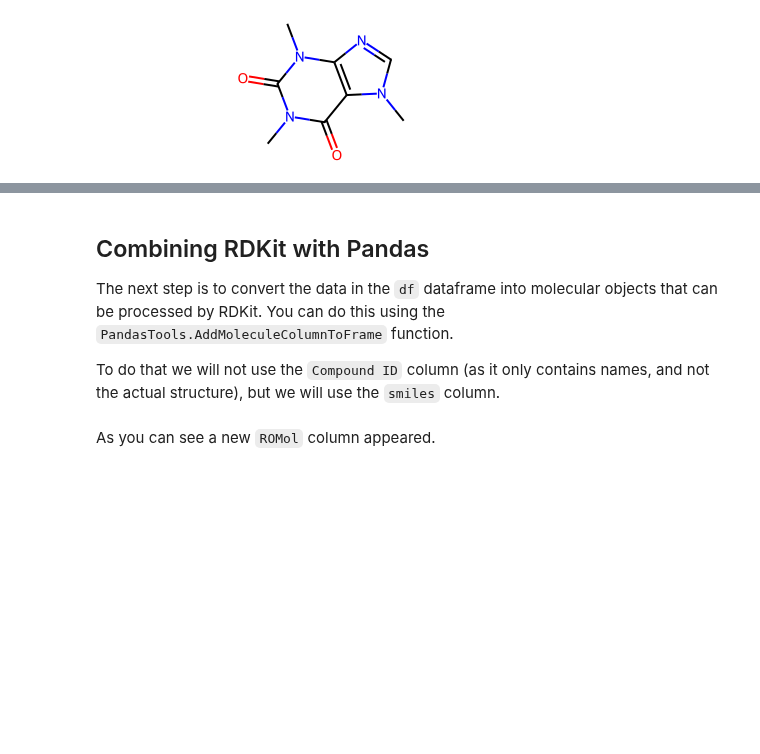
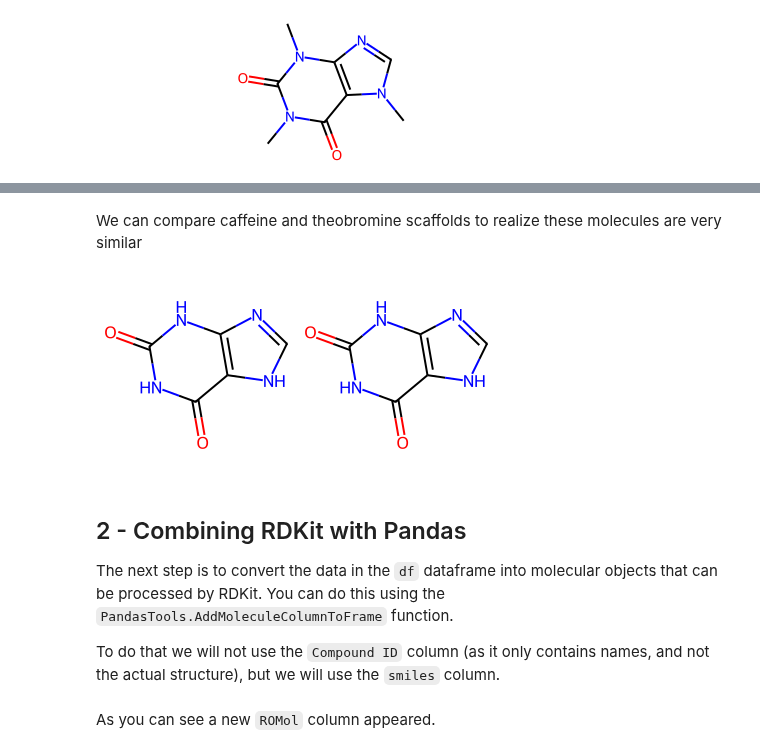
Before and after one commit to schwallergroup/ai4chem_course, a Jupyter notebook: notebooks/01d_rdkit_basics.ipynb, the cells around one changed output, grey strips where cells are left out. Drawn from its saved outputs; the diff is of its cells as text; code cells hidden in the pictures; blank space fills up the shorter version.

```diff
--- a/notebooks/01d_rdkit_basics.ipynb
+++ b/notebooks/01d_rdkit_basics.ipynb
@@ -60,0 +74,14 @@ Murcko Scaffold
+# %%
+#YOUR CODE HERE
+theobromine = Chem.MolFromSmiles('') # insert SMILES
+xantine = Chem.MolFromSmiles('') #insert SMILES
+
+
+mols = [] #create a list containing the 3 mol objects we have created
+
+#Now we create the GridImage
+grid = Draw.MolsToGridImage([]) #pass the 'mols' list here and create the image
+
+#END
+
+grid.save('molecules.png') #save and visualize your molecules!
@@ -61,5 +251,14 @@ Murcko Scaffold
+# %% [markdown]
+We can compare caffeine and theobromine scaffolds to realize these molecules are very similar
+# %%
+#compute theobromine scaffold
+theobr_scaffold = MurckoScaffold.GetScaffoldForMol(theobromine)
+
+Draw.MolsToGridImage([caff_scaffold, theobr_scaffold])
+# %% [output]
+[figure, added]
 # %% [markdown]
-## Combining RDKit with Pandas
+## 2 - Combining RDKit with Pandas
 
 The next step is to convert the data in the `df` dataframe into molecular objects that can be processed by RDKit. You can do this using the `PandasTools.AddMoleculeColumnToFrame` function.
 
```
Also changed, not shown: parts of 45 cells of this notebook.
